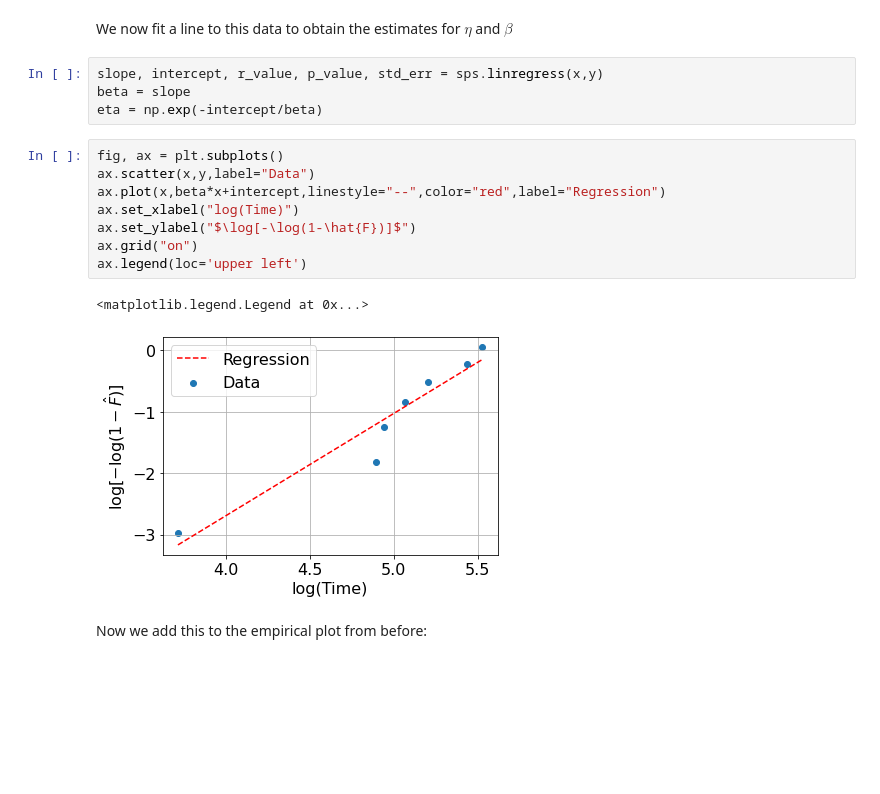
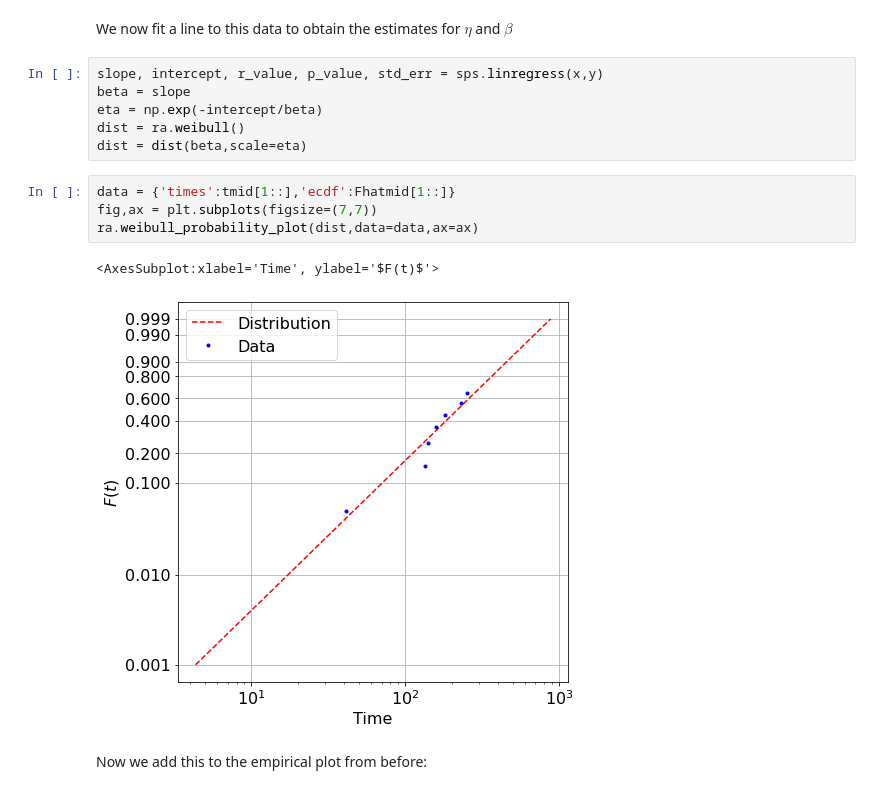
Before and after one commit to cholette/reliability, a Jupyter notebook: Python/reliabilty_and_mle_examples.ipynb, the cells around one changed output. Cells and saved outputs as stored; diff of their text form; blank space fills up the shorter version.

Commit message:
Added Weibull Probability Plot and cleaned up some inheritance syntax.
Next up: adding confidence intervals to the Weibull Probability Plot.

```diff
--- a/Python/reliabilty_and_mle_examples.ipynb
+++ b/Python/reliabilty_and_mle_examples.ipynb
@@ -180,17 +180,15 @@ We now fit a line to this data to obtain the estimates for $\eta$ and $\beta$
 slope, intercept, r_value, p_value, std_err = sps.linregress(x,y)
 beta = slope
 eta = np.exp(-intercept/beta)
+dist = ra.weibull()
+dist = dist(beta,scale=eta)
 # %%
-fig, ax = plt.subplots()
-ax.scatter(x,y,label="Data")
-ax.plot(x,beta*x+intercept,linestyle="--",color="red",label="Regression")
-ax.set_xlabel("log(Time)")
-ax.set_ylabel("$\log[-\log(1-\hat{F})]$")
-ax.grid("on")
-ax.legend(loc='upper left')
+data = {'times':tmid[1::],'ecdf':Fhatmid[1::]}
+fig,ax = plt.subplots(figsize=(7,7))
+ra.weibull_probability_plot(dist,data=data,ax=ax)
 # %% [output]
-<matplotlib.legend.Legend at 0x...>
+<AxesSubplot:xlabel='Time', ylabel='$F(t)$'>
-[figure, old version]
+[figure, new version]
 # %% [markdown]
 Now we add this to the empirical plot from before:
 # %%
```
Also changed, not shown: parts of 6 cells of this notebook, 1 other file.
